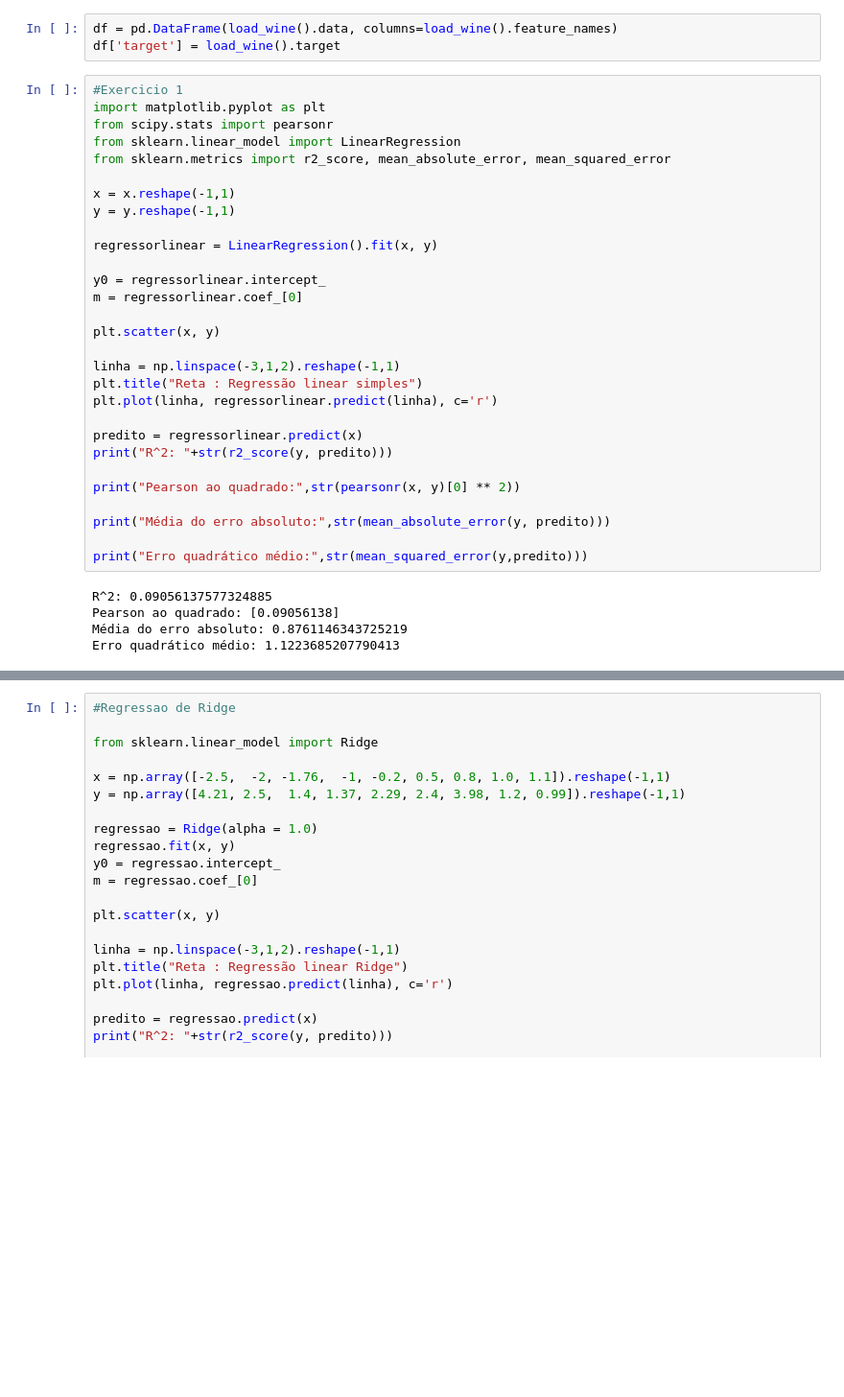
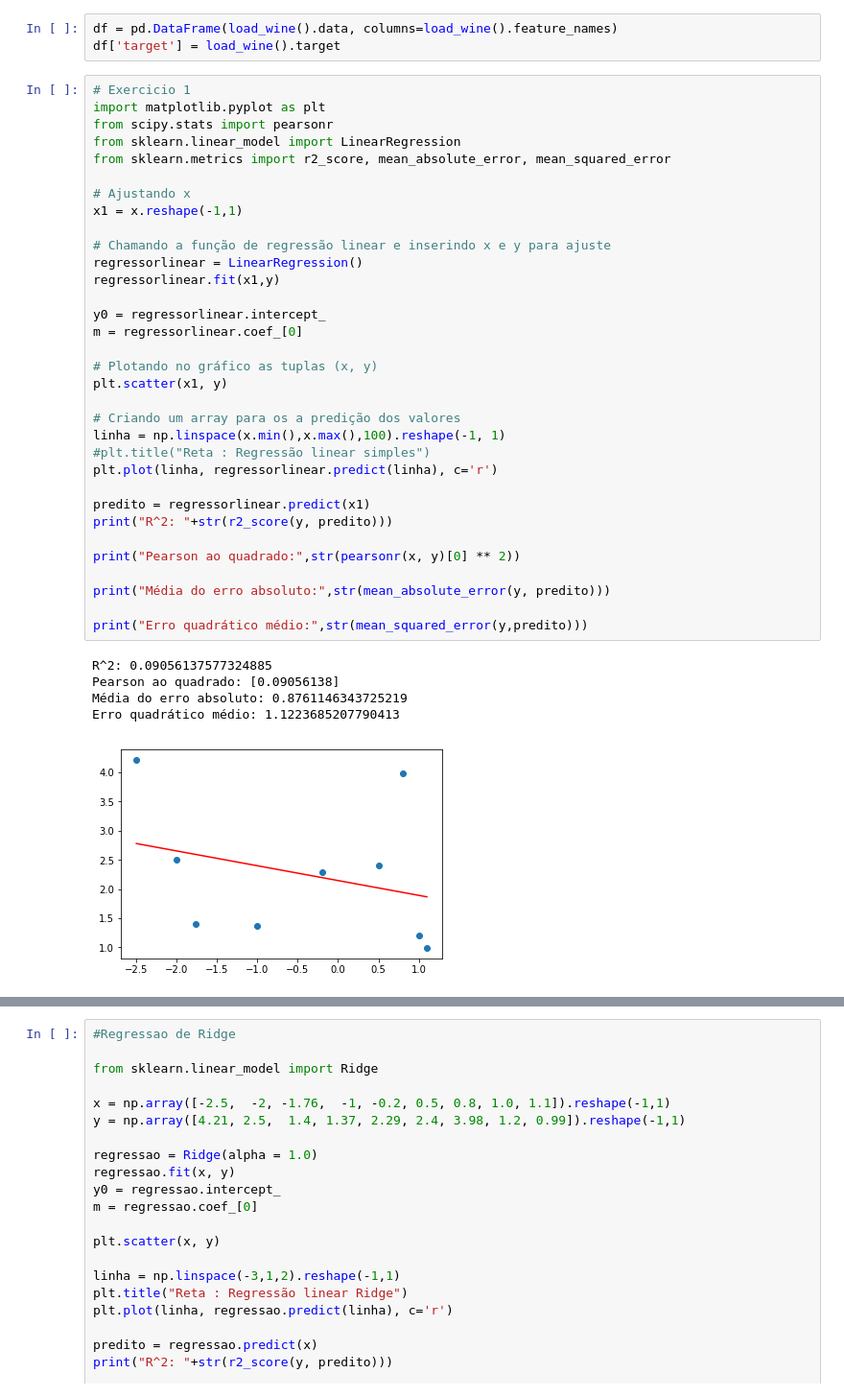
Before and after one commit to FCChinen/curso-python-bradesco-2018, a Jupyter notebook: aula_2/exercicios_ML_aula2.ipynb, the cells around one changed output, grey strips where cells are left out. Shown at 96% size. Saved outputs shown, nothing was run; the diff lists cells and outputs as text; blank space fills up the shorter version.

Commit message:
Modificando o exercicio 2 da aula 2

```diff
--- a/aula_2/exercicios_ML_aula2.ipynb
+++ b/aula_2/exercicios_ML_aula2.ipynb
@@ -28,36 +28,41 @@ Considere a base de dados Wine, contém a classificação de vinhos de acordo co
 df = pd.DataFrame(load_wine().data, columns=load_wine().feature_names)
 df['target'] = load_wine().target
 # %%
-#Exercicio 1
+# Exercicio 1
 import matplotlib.pyplot as plt
 from scipy.stats import pearsonr
 from sklearn.linear_model import LinearRegression
 from sklearn.metrics import r2_score, mean_absolute_error, mean_squared_error
 
-x = x.reshape(-1,1)
-y = y.reshape(-1,1)
+# Ajustando x
+x1 = x.reshape(-1,1)
 
-regressorlinear = LinearRegression().fit(x, y)
+# Chamando a função de regressão linear e inserindo x e y para ajuste
+regressorlinear = LinearRegression()
+regressorlinear.fit(x1,y)
 
 y0 = regressorlinear.intercept_
 m = regressorlinear.coef_[0]
 
-plt.scatter(x, y)
+# Plotando no gráfico as tuplas (x, y)
+plt.scatter(x1, y)
 
-linha = np.linspace(-3,1,2).reshape(-1,1)
-plt.title("Reta : Regressão linear simples")
+# Criando um array para os a predição dos valores
+linha = np.linspace(x.min(),x.max(),100).reshape(-1, 1)
+#plt.title("Reta : Regressão linear simples")
 plt.plot(linha, regressorlinear.predict(linha), c='r')
 
-predito = regressorlinear.predict(x)
+predito = regressorlinear.predict(x1)
 print("R^2: "+str(r2_score(y, predito)))
 
 print("Pearson ao quadrado:",str(pearsonr(x, y)[0] ** 2))
 
 print("Média do erro absoluto:",str(mean_absolute_error(y, predito)))
 
 print("Erro quadrático médio:",str(mean_squared_error(y,predito)))
 # %% [output]
 R^2: 0.09056137577324885
 Pearson ao quadrado: [0.09056138]
 Média do erro absoluto: 0.8761146343725219
 Erro quadrático médio: 1.1223685207790413
+[figure, added]
```
Also changed, not shown: parts of 2 cells of this notebook, 1 other file.
